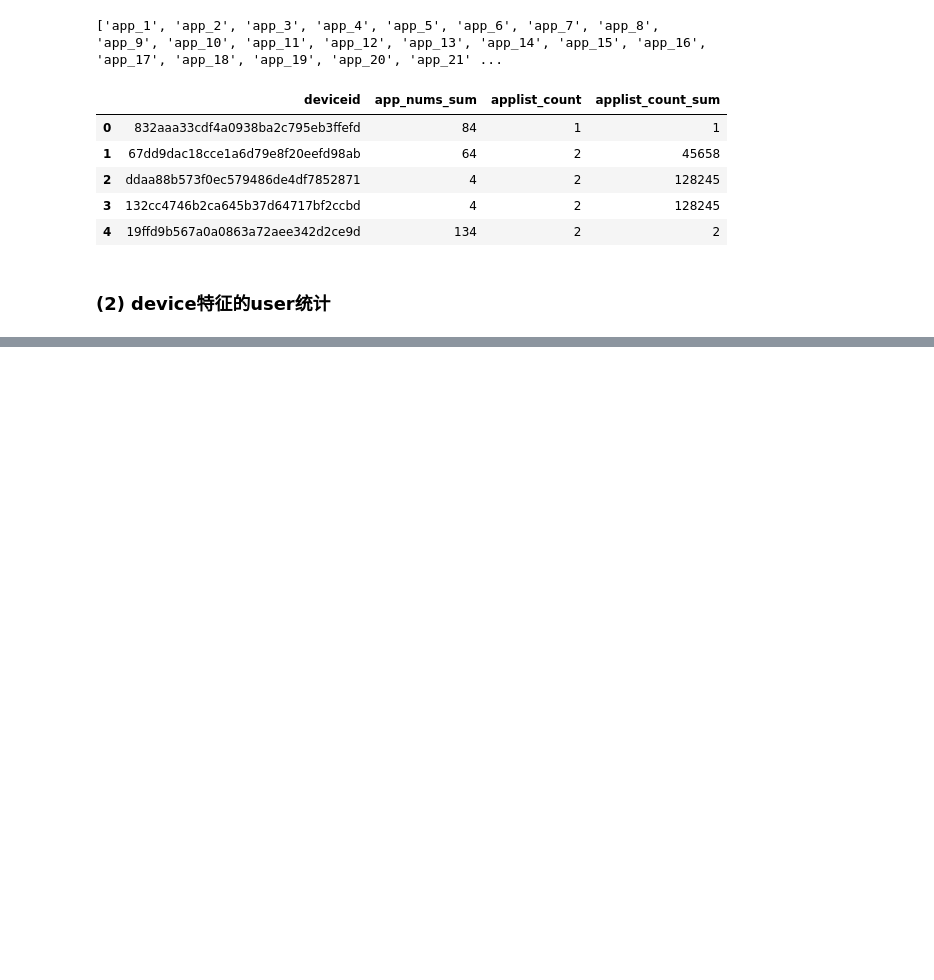
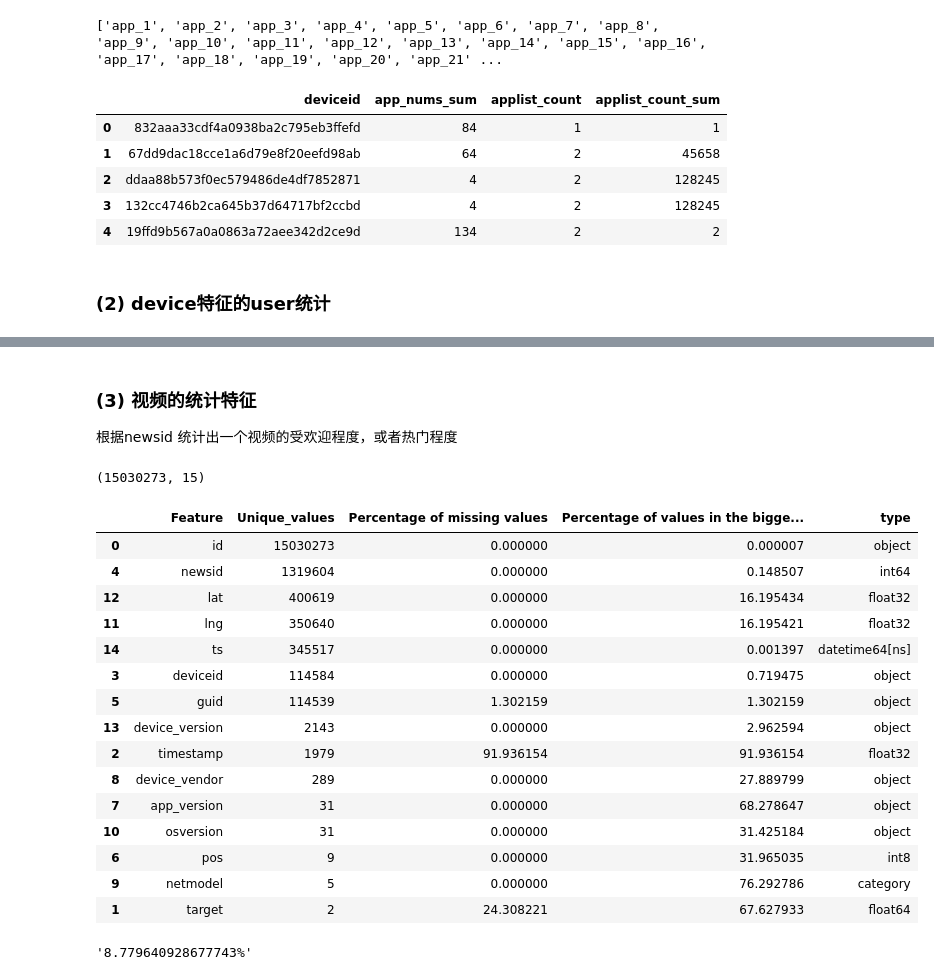
Before and after one commit to yanqiangmiffy/Video-Click-Prediction, a Jupyter notebook: 数据分析.ipynb, the cells around one changed output, grey strips where cells are left out. Cells and saved outputs as stored; diff of their text form; code cells hidden in the pictures; blank space fills up the shorter version.

Commit message:
news unique

```diff
--- a/数据分析.ipynb
+++ b/数据分析.ipynb
@@ -395,3 +395,36 @@ user_grouped_df.head()
 | 2 | db10a6fa198cb4d0aa7121642b8370b9 | 0 | 3 | 3.0 | 3.0 | ... |
 | 3 | c52c040529eafef29b60c7b2b28cdf6f | 0 | 0 | 0.0 | 0.0 | ... |
 | 4 | bb08d2ff7f124e7fd6d00fd1a1a3eb36 | 0 | 0 | 0.0 | 0.0 | ... |
+# %% [markdown]
+### (3) 视频的统计特征
+
+根据newsid 统计出一个视频的受欢迎程度，或者热门程度
+# %%
+df = pd.concat([train_df, test_df], sort=False, axis=0)
+df.shape
+# %% [output]
+(15030273, 15)
+# %%
+df_stats=statics(df)
+df_stats
+# %% [output]
+|  | Feature | Unique_values | Percentage of missing values | Percentage of values in the bigge... | type |
+| 0 | id | 15030273 | 0.000000 | 0.000007 | object |
+| 4 | newsid | 1319604 | 0.000000 | 0.148507 | int64 |
+| 12 | lat | 400619 | 0.000000 | 16.195434 | float32 |
+| 11 | lng | 350640 | 0.000000 | 16.195421 | float32 |
+| 14 | ts | 345517 | 0.000000 | 0.001397 | datetime64[ns] |
+| 3 | deviceid | 114584 | 0.000000 | 0.719475 | object |
+| 5 | guid | 114539 | 1.302159 | 1.302159 | object |
+| 13 | device_version | 2143 | 0.000000 | 2.962594 | object |
+| 2 | timestamp | 1979 | 91.936154 | 91.936154 | float32 |
+| 8 | device_vendor | 289 | 0.000000 | 27.889799 | object |
+| 7 | app_version | 31 | 0.000000 | 68.278647 | object |
+| 10 | osversion | 31 | 0.000000 | 31.425184 | object |
+| 6 | pos | 9 | 0.000000 | 31.965035 | int8 |
+| 9 | netmodel | 5 | 0.000000 | 76.292786 | category |
+| 1 | target | 2 | 24.308221 | 67.627933 | float64 |
+# %%
+"{}%".format(len(df['newsid'].unique())*100/df.shape[0] )
+# %% [output]
+'8.779640928677743%'
```
Also changed, not shown: parts of 4 cells of this notebook, 1 other file.
